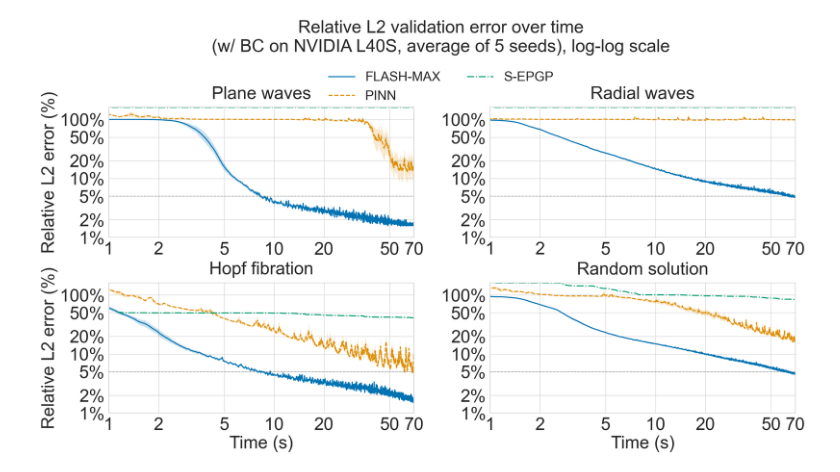
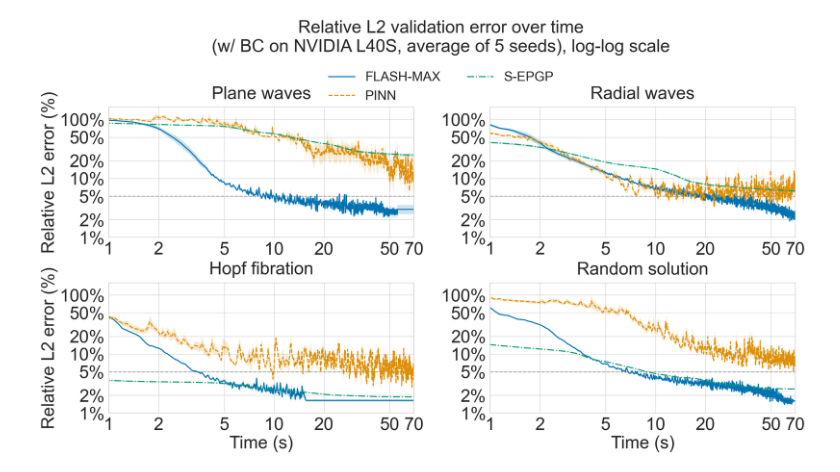
Before and after one commit to ddegenaro/flash-max, a Jupyter notebook: timing_plots.ipynb, the cells around one changed output. Cells and saved outputs as stored; diff of their text form; code cells hidden in the pictures.

Commit message:
updated plots

```diff
--- a/timing_plots.ipynb
+++ b/timing_plots.ipynb
@@ -54,7 +54,7 @@ exps = {
 }
 
 settings = {
-    'add_bc': True,
+    'add_bc': False,
     'use_cpu': False
 }
 
@@ -142,7 +142,7 @@ plt.rcParams.update({
 fig = plt.figure(figsize=(28, 28 * (max_err / max_time) * 0.75 / 2))  # taller than wide panels
 gs = gridspec.GridSpec(2, 2, width_ratios=[0.5, 0.5], hspace=0.35, wspace=0.25)
 
-colors = sns.color_palette("colorblind", 3)
+colors = sns.color_palette("colorblind", 4)
 line_styles = ['-', '--', '-.', ':']
 
 axes = []
@@ -163,21 +163,38 @@ for i, (soln_num, title) in enumerate(zip(soln_nums, titles)):
     elif soln_num == 3: pinn_soln_name = 'hopf'
     elif soln_num == 4: pinn_soln_name = 'random'
 
-    pinn_logs = [
-        pd.read_csv(
-            os.path.join(
-                'pinn_data', 'maxwell_bdy', pinn_soln_name, f'seed_{j}', 'log.tsv'
-            ), sep='\t')
-        for j in range(1, 6)
-    ]
+    if settings['add_bc']:
+        pinn_logs = [
+            pd.read_csv(
+                os.path.join(
+                    'pinn_data', 'maxwell_bdy', pinn_soln_name, f'seed_{j}', 'log.tsv'
+                ), sep='\t')
+            for j in range(1, 6)
+        ]
 
-    gp_logs = [
-        pd.read_csv(
-            os.path.join(
-                'gp_data', 'BDY', 'GP_' + pinn_soln_name, f'GP_BDY_{pinn_soln_name}_seed{j}.tsv'
-            ), sep='\t').rename(columns={'time_elapsed': 'training_time', 'best_val_rel_err': 'rel_l2_error'})
-        for j in range(1, 6)
-    ]
+        gp_logs = [
+            pd.read_csv(
+                os.path.join(
+                    'gp_data', 'BDY', 'GP_' + pinn_soln_name, f'GP_BDY_{pinn_soln_name}_seed{j}.tsv'
+                ), sep='\t').rename(columns={'time_elapsed': 'training_time', 'best_val_rel_err': 'rel_l2_error'})
+            for j in range(1, 6)
+        ]
+    else:
+        pinn_logs = [
+            pd.read_csv(
+                os.path.join(
+                    'pinn_data', 'maxwell_nbdy', pinn_soln_name, f'seed_{j}', 'log.tsv'
+                ), sep='\t')
+            for j in range(1, 6)
+        ]
+
+        gp_logs = [
+            pd.read_csv(
+                os.path.join(
+                    'gp_data', 'NBDY', 'GP_' + pinn_soln_name, f'GP_NBDY_{pinn_soln_name}_seed{j}.tsv'
+                ), sep='\t').rename(columns={'time_elapsed': 'training_time', 'best_val_rel_err': 'rel_l2_error'})
+            for j in range(1, 6)
+        ]
 
     assert len(logs) == 5
     assert len(pinn_logs) == 5
@@ -193,7 +210,7 @@ for i, (soln_num, title) in enumerate(zip(soln_nums, titles)):
 
     # Gray reference line at 5%
     thresh = 5 if not log else np.log(5)
-    ax.axhline(y=thresh, color='gray', linewidth=1.5, linestyle='--', alpha=0.6, zorder=1)
+    ax.axhline(y=thresh, color='gray', linewidth=2.0, linestyle='--', alpha=0.6, zorder=1)
 
     for color, line_style, data, label in zip(colors, line_styles, datas, labels):
         x_values, y_smooth, y_std = data
@@ -237,32 +254,32 @@ for i, (soln_num, title) in enumerate(zip(soln_nums, titles)):
     ax.set_xticklabels([f'{v:.0f}' for v in xtick_vals])
 
     # Make the plot area taller than wide via aspect — 'box' keeps axes box fixed
     # ax.set_aspect(max_time / max_err * 0.75, adjustable='box')  # <1 = taller than wide
 
 if log:
     fig.suptitle(
         'Relative L2 validation error over time\n(w/ BC on NVIDIA L40S, average of 5 seeds), log-log scale',
         fontsize=fs, y=1.1
     )
 else:
     fig.suptitle(
         'Relative L2 validation error over time\n(w/ BC on NVIDIA L40S, average of 5 seeds)',
         fontsize=fs, y=1.1
     )
 
 handles, labels_ = axes[0].get_legend_handles_labels()
 fig.legend(
     handles,
     labels_,
     loc='upper center',
     bbox_to_anchor=(0.5, 1.0),
     ncol=2,
     fontsize=lfs,
     frameon=False
 )
 
 plt.tight_layout(pad=1.0)
-plt.savefig("timing_plots.pdf", bbox_inches='tight')
+plt.savefig(f"timing_plots_bc_{settings['add_bc']}.pdf", bbox_inches='tight')
 plt.show()
 # %% [output]
-[figure, old version]
+[figure, new version]
```
Also changed, not shown: 4 other files.
